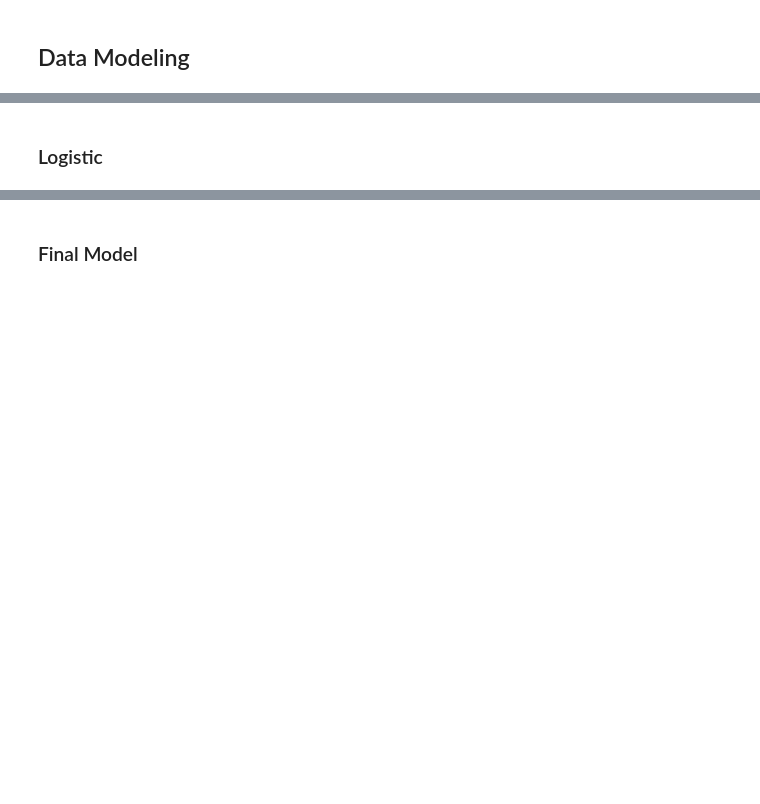
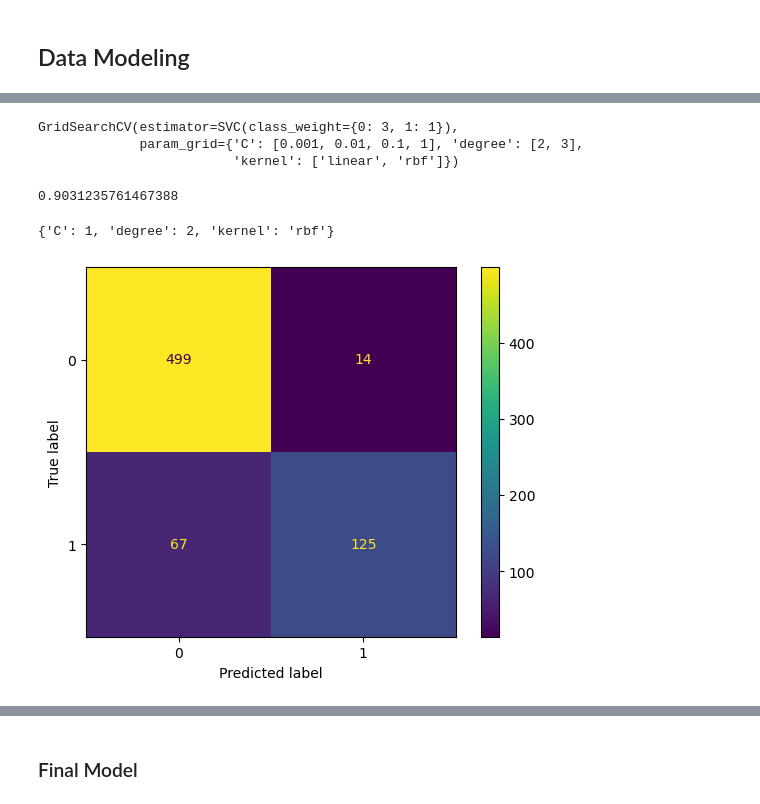
Before and after one commit to nadpierre/telco-churn-classification-project, a Jupyter notebook: DataAnalysisAndModeling.ipynb, the cells around one changed output, grey strips where cells are left out. Drawn from its saved outputs; the diff is of its cells as text; code cells hidden in the pictures; blank space fills up the shorter version.

Commit message:
model data with svm

```diff
--- a/DataAnalysisAndModeling.ipynb
+++ b/DataAnalysisAndModeling.ipynb
@@ -460,0 +475,10 @@ memory usage: 1.5 MB
+# %%
+# Train-test split
+from sklearn.model_selection import train_test_split
+X_train, X_test, y_train, y_test = train_test_split(X, y, test_size=0.1, random_state=42)
+# %%
+# Scale the data
+from sklearn.preprocessing import StandardScaler
+scaler = StandardScaler()
+scaled_X_train = scaler.fit_transform(X_train)
+scaled_X_test = scaler.transform(X_test)
@@ -465,2 +491,42 @@ memory usage: 1.5 MB
-# %% [markdown]
-### Logistic
+# %%
+# Instanciate SVM model
+from sklearn.svm import SVC
+# The EDA showed the classes were unbalanced
+# Add weights to alleviate the issue
+class_weight = {0:3, 1:1}
+svm = SVC(class_weight=class_weight)
+# %%
+# Use grid search in attempt to find the best performing model
+from sklearn.model_selection import GridSearchCV
+
+param_grid = {
+    'C': [0.001, 0.01, 0.1, 1],
+    'kernel': ['linear', 'rbf'],
+    'degree': [2, 3],
+}
+
+grid = GridSearchCV(svm, param_grid)
+grid.fit(scaled_X_train, y_train)
+# %% [output]
+GridSearchCV(estimator=SVC(class_weight={0: 3, 1: 1}),
+             param_grid={'C': [0.001, 0.01, 0.1, 1], 'degree': [2, 3],
+                         'kernel': ['linear', 'rbf']})
+# %%
+# Best accuracy score
+grid.best_score_
+# %% [output]
+0.9031235761467388
+# %%
+# Best parameters
+grid.best_params_
+# %% [output]
+{'C': 1, 'degree': 2, 'kernel': 'rbf'}
+# %%
+# Confusion matrix
+from sklearn.metrics import classification_report, confusion_matrix, ConfusionMatrixDisplay
+y_pred = grid.predict(scaled_X_test)
+cm = confusion_matrix(y_test, y_pred)
+disp = ConfusionMatrixDisplay(cm, display_labels=grid.classes_)
+disp.plot();
+# %% [output]
+[figure, added]
```
Also changed, not shown: parts of 12 cells of this notebook.
